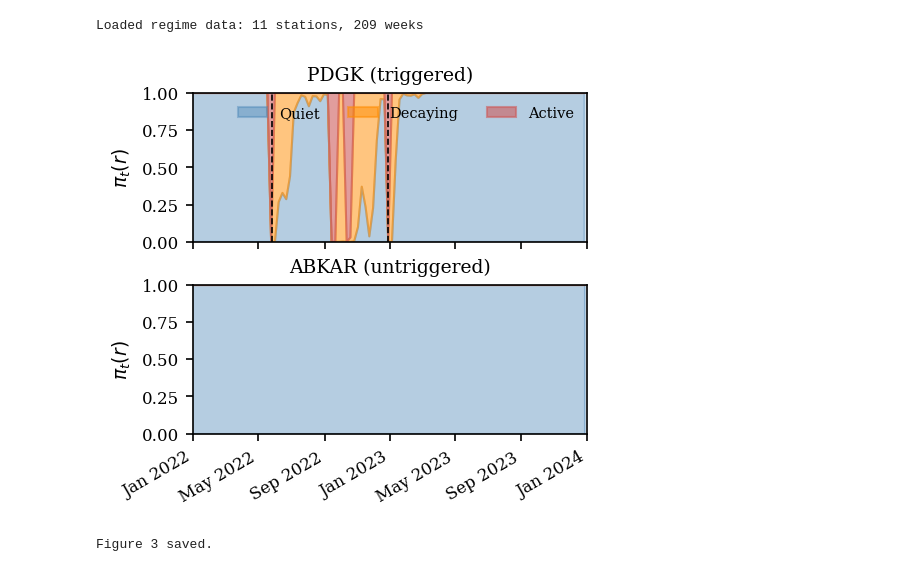
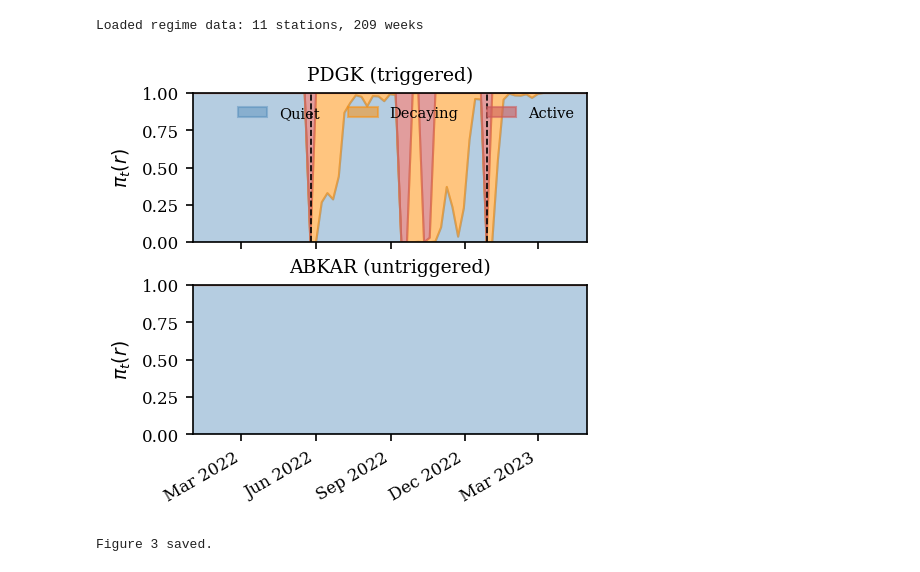
Before and after one commit to ya325icacuk/seismic-phase-picking, a Jupyter notebook: paper_figures.ipynb, the cells around one changed output. Saved outputs shown, nothing was run; the diff lists cells and outputs as text; code cells hidden in the pictures.

Commit message:
Zoom Figure 3 to Jan 2022 - May 2023 for clearer transitions
Co-Authored-By: Claude Opus 4.6 <noreply@anthropic.com>

```diff
--- a/paper_figures.ipynb
+++ b/paper_figures.ipynb
@@ -135,7 +135,7 @@ Loaded regime data: 11 stations, 209 weeks
 # %%
 # Figure 3: Regime posterior stacked area chart
 # Two panels: PDGK (triggered) and ABKAR (untriggered)
-# Zoomed to 2022-2024 to show regime transitions clearly
+# Zoomed to 2022-01 to 2023-05 to show regime transitions clearly
 
 import matplotlib.dates as mdates
 
@@ -158,34 +158,34 @@ for i, station in enumerate(stations_to_plot):
                     color='steelblue', alpha=0.4, label='Quiet')
     ax.fill_between(dates, p[:, 0], p[:, 0] + p[:, 2],
                     color='darkorange', alpha=0.5, label='Decaying')
     ax.fill_between(dates, p[:, 0] + p[:, 2], 1.0,
                     color='indianred', alpha=0.6, label='Active')
 
     # Trigger lines for PDGK
     if station == 'PDGK':
         for t in pdgk_triggers:
             ax.axvline(t, color='black', linestyle='--', linewidth=0.8)
 
     ax.set_ylabel(r'$\pi_t(r)$')
     ax.set_ylim(0, 1)
-    ax.set_xlim(pd.Timestamp('2022-01-01'), pd.Timestamp('2024-01-01'))
+    ax.set_xlim(pd.Timestamp('2022-01-01'), pd.Timestamp('2023-05-01'))
     ax.set_title(titles[station], fontsize=9)
     ax.tick_params(axis='both', labelsize=8)
 
     if i == 0:
         ax.legend(fontsize=7, frameon=False, loc='upper right', ncol=3)
 
 axes[-1].xaxis.set_major_formatter(mdates.DateFormatter('%b %Y'))
-axes[-1].xaxis.set_major_locator(mdates.MonthLocator(interval=4))
+axes[-1].xaxis.set_major_locator(mdates.MonthLocator(interval=3))
 axes[-1].set_xlabel('')
 plt.setp(axes[-1].xaxis.get_majorticklabels(), rotation=30, ha='right')
 
 plt.tight_layout(pad=0.3)
 plt.savefig('figures/fig3_regimes.pdf', bbox_inches='tight')
 plt.savefig('figures/fig3_regimes.png', bbox_inches='tight', dpi=300)
 plt.show()
 
 print('Figure 3 saved.')
 # %% [output]
-[figure, old version]
+[figure, new version]
 Figure 3 saved.
```
Also changed, not shown: 1 other file.
